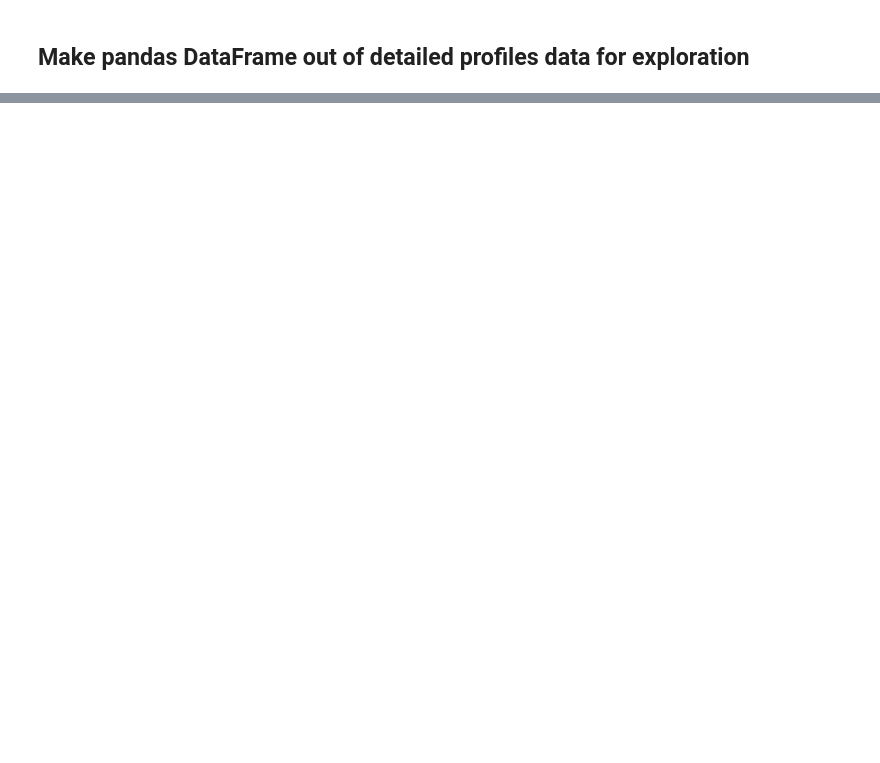
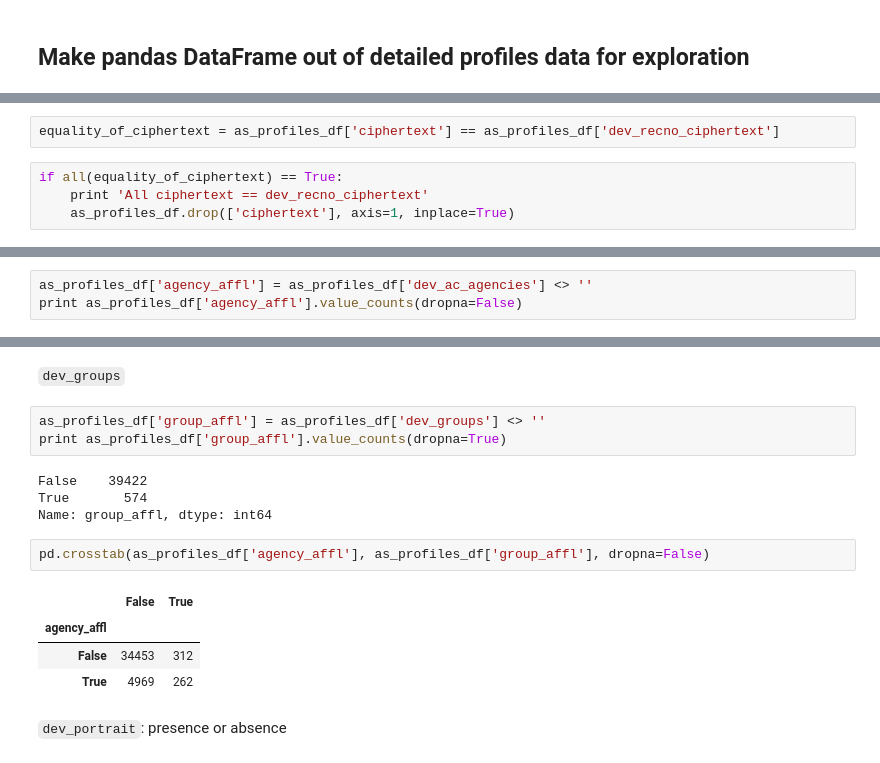
Before and after one commit to jerrystsai/project-upwork, a Jupyter notebook: code/eda/make_profiles_anly_set.ipynb, the cells around one changed output, grey strips where cells are left out. Cells and saved outputs as stored; diff of their text form; blank space fills up the shorter version.

```diff
--- a/code/eda/make_profiles_anly_set.ipynb
+++ b/code/eda/make_profiles_anly_set.ipynb
@@ -274,0 +143,6 @@ for index, dict_item in enumerate(as_profiles_lod):
+# %%
+equality_of_ciphertext = as_profiles_df['ciphertext'] == as_profiles_df['dev_recno_ciphertext']
+# %%
+if all(equality_of_ciphertext) == True:
+    print 'All ciphertext == dev_recno_ciphertext'
+    as_profiles_df.drop(['ciphertext'], axis=1, inplace=True)
@@ -274,0 +153,3 @@ for index, dict_item in enumerate(as_profiles_lod):
+# %%
+as_profiles_df['agency_affl'] = as_profiles_df['dev_ac_agencies'] <> ''
+print as_profiles_df['agency_affl'].value_counts(dropna=False)
@@ -274,0 +211,18 @@ for index, dict_item in enumerate(as_profiles_lod):
+# %% [markdown]
+`dev_groups`
+# %%
+as_profiles_df['group_affl'] = as_profiles_df['dev_groups'] <> ''
+print as_profiles_df['group_affl'].value_counts(dropna=True)
+# %% [output]
+False    39422
+True       574
+Name: group_affl, dtype: int64
+# %%
+pd.crosstab(as_profiles_df['agency_affl'], as_profiles_df['group_affl'], dropna=False)
+# %% [output]
+|  | False | True |
+| agency_affl |  |  |
+| False | 34453 | 312 |
+| True | 4969 | 262 |
+# %% [markdown]
+`dev_portrait`: presence or absence
```
Also changed, not shown: parts of 122 cells of this notebook, 5 other files.
